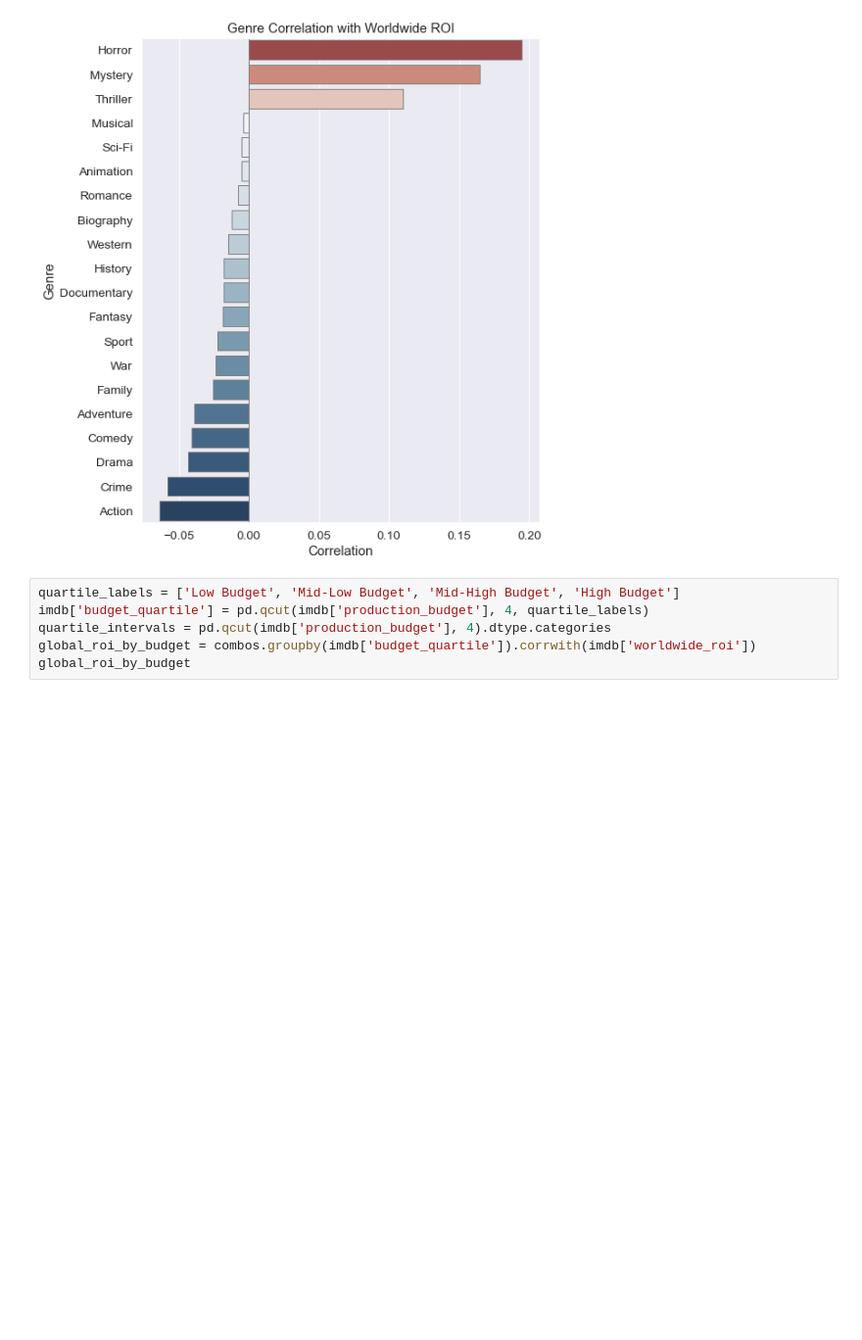
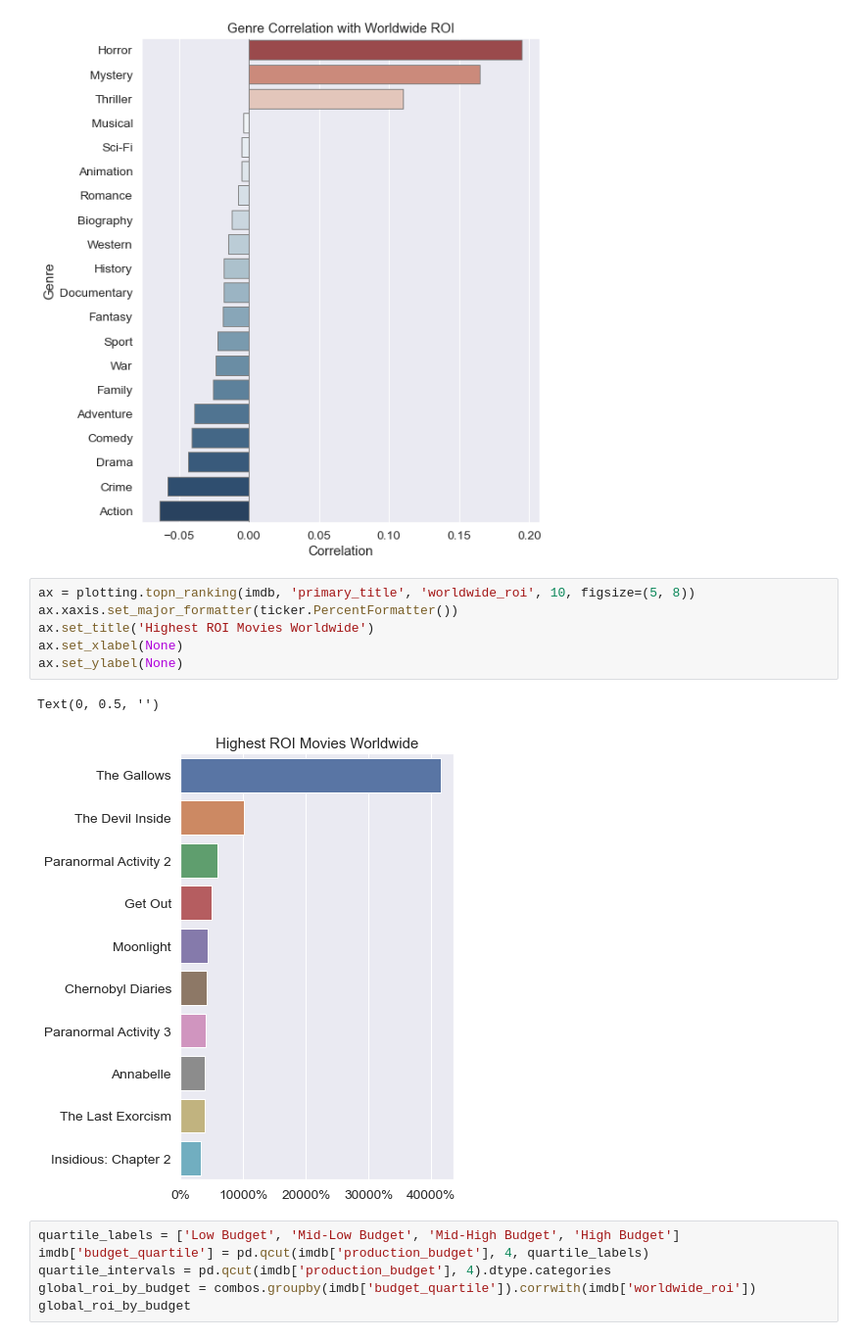
Before and after one commit to ndgigliotti/dsc-phase-1-project, a Jupyter notebook: genres.ipynb, the cells around one changed output. Shown at 98% size. Cells and saved outputs as stored; diff of their text form; blank space fills up the shorter version.

```diff
--- a/genres.ipynb
+++ b/genres.ipynb
@@ -461,6 +470,15 @@ plotting.cat_correlation(combos, imdb['worldwide_roi'], 'Genre Correlation with
 # %% [output]
 <AxesSubplot:title={'center':'Genre Correlation with Worldwide ROI'}, xlabel='Correlation', ylabel='Genre'>
 [figure]
+# %%
+ax = plotting.topn_ranking(imdb, 'primary_title', 'worldwide_roi', 10, figsize=(5, 8))
+ax.xaxis.set_major_formatter(ticker.PercentFormatter())
+ax.set_title('Highest ROI Movies Worldwide')
+ax.set_xlabel(None)
+ax.set_ylabel(None)
+# %% [output]
+Text(0, 0.5, '')
+[figure, added]
 # %%
 quartile_labels = ['Low Budget', 'Mid-Low Budget', 'Mid-High Budget', 'High Budget']
 imdb['budget_quartile'] = pd.qcut(imdb['production_budget'], 4, quartile_labels)
```
Also changed, not shown: parts of 5 cells of this notebook, 1 other file.
